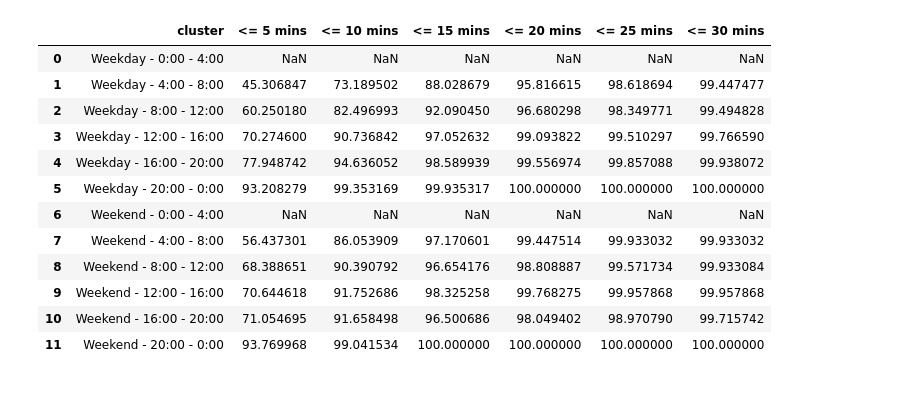
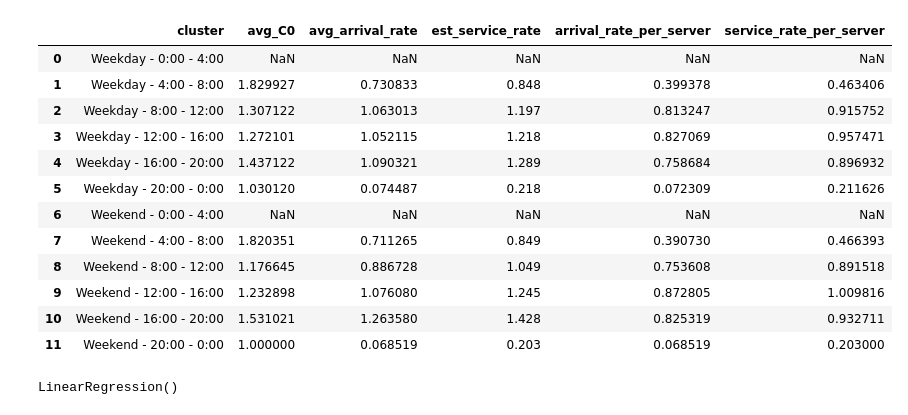
Before and after one commit to mairihallman/MAT-4376E-F24, a Jupyter notebook: 3-queueing-systems/regression.ipynb, the cells around one changed output. Saved outputs shown, nothing was run; the diff lists cells and outputs as text; code cells hidden in the pictures.

```diff
--- a/3-queueing-systems/regression.ipynb
+++ b/3-queueing-systems/regression.ipynb
@@ -264,29 +0,0 @@ Name: wait_time_imp, Length: 114143, dtype: float64
-# %%
-#df['wait_time_imp'] = df['wait_time_imp'] / pd.Timedelta(minutes=1) # makes integer
-
-thresholds = [5, 10, 15, 20, 25, 30]
-
-results = {}
-
-for cluster, group in df.groupby('cluster'):
-    results[cluster] = {f"<= {threshold} mins": (group['wait_time_imp'] <= threshold).mean() * 100
-                        for threshold in thresholds}
-
-percentage_table_by_cluster = pd.DataFrame(results).transpose()
-percentage_table_by_cluster.index.name = 'cluster'
-percentage_table_by_cluster.reset_index(inplace=True)
-percentage_table_by_cluster
-# %% [output]
-|  | cluster | <= 5 mins | <= 10 mins | <= 15 mins | <= 20 mins | <= 25 mins | <= 30 mins |
-| 0 | Weekday - 0:00 - 4:00 | NaN | NaN | NaN | NaN | NaN | NaN |
-| 1 | Weekday - 4:00 - 8:00 | 45.306847 | 73.189502 | 88.028679 | 95.816615 | 98.618694 | 99.447477 |
-| 2 | Weekday - 8:00 - 12:00 | 60.250180 | 82.496993 | 92.090450 | 96.680298 | 98.349771 | 99.494828 |
-| 3 | Weekday - 12:00 - 16:00 | 70.274600 | 90.736842 | 97.052632 | 99.093822 | 99.510297 | 99.766590 |
-| 4 | Weekday - 16:00 - 20:00 | 77.948742 | 94.636052 | 98.589939 | 99.556974 | 99.857088 | 99.938072 |
-| 5 | Weekday - 20:00 - 0:00 | 93.208279 | 99.353169 | 99.935317 | 100.000000 | 100.000000 | 100.000000 |
-| 6 | Weekend - 0:00 - 4:00 | NaN | NaN | NaN | NaN | NaN | NaN |
-| 7 | Weekend - 4:00 - 8:00 | 56.437301 | 86.053909 | 97.170601 | 99.447514 | 99.933032 | 99.933032 |
-| 8 | Weekend - 8:00 - 12:00 | 68.388651 | 90.390792 | 96.654176 | 98.808887 | 99.571734 | 99.933084 |
-| 9 | Weekend - 12:00 - 16:00 | 70.644618 | 91.752686 | 98.325258 | 99.768275 | 99.957868 | 99.957868 |
-| 10 | Weekend - 16:00 - 20:00 | 71.054695 | 91.658498 | 96.500686 | 98.049402 | 98.970790 | 99.715742 |
-| 11 | Weekend - 20:00 - 0:00 | 93.769968 | 99.041534 | 100.000000 | 100.000000 | 100.000000 | 100.000000 |
@@ -292,0 +8,17 @@ percentage_table_by_cluster
+# %%
+df_reg = pd.read_csv('data-p3/queuing-data-for-regression.csv')
+df_reg
+# %% [output]
+|  | cluster | avg_C0 | avg_arrival_rate | est_service_rate | arrival_rate_per_server | service_rate_per_server |
+| 0 | Weekday - 0:00 - 4:00 | NaN | NaN | NaN | NaN | NaN |
+| 1 | Weekday - 4:00 - 8:00 | 1.829927 | 0.730833 | 0.848 | 0.399378 | 0.463406 |
+| 2 | Weekday - 8:00 - 12:00 | 1.307122 | 1.063013 | 1.197 | 0.813247 | 0.915752 |
+| 3 | Weekday - 12:00 - 16:00 | 1.272101 | 1.052115 | 1.218 | 0.827069 | 0.957471 |
+| 4 | Weekday - 16:00 - 20:00 | 1.437122 | 1.090321 | 1.289 | 0.758684 | 0.896932 |
+| 5 | Weekday - 20:00 - 0:00 | 1.030120 | 0.074487 | 0.218 | 0.072309 | 0.211626 |
+| 6 | Weekend - 0:00 - 4:00 | NaN | NaN | NaN | NaN | NaN |
+| 7 | Weekend - 4:00 - 8:00 | 1.820351 | 0.711265 | 0.849 | 0.390730 | 0.466393 |
+| 8 | Weekend - 8:00 - 12:00 | 1.176645 | 0.886728 | 1.049 | 0.753608 | 0.891518 |
+| 9 | Weekend - 12:00 - 16:00 | 1.232898 | 1.076080 | 1.245 | 0.872805 | 1.009816 |
+| 10 | Weekend - 16:00 - 20:00 | 1.531021 | 1.263580 | 1.428 | 0.825319 | 0.932711 |
+| 11 | Weekend - 20:00 - 0:00 | 1.000000 | 0.068519 | 0.203 | 0.068519 | 0.203000 |
@@ -292,0 +30,6 @@ percentage_table_by_cluster
+# %%
+model = LinearRegression()
+
+model.fit(X,y)
+# %% [output]
+LinearRegression()
```
Also changed, not shown: parts of 32 cells of this notebook, 5 other files.
